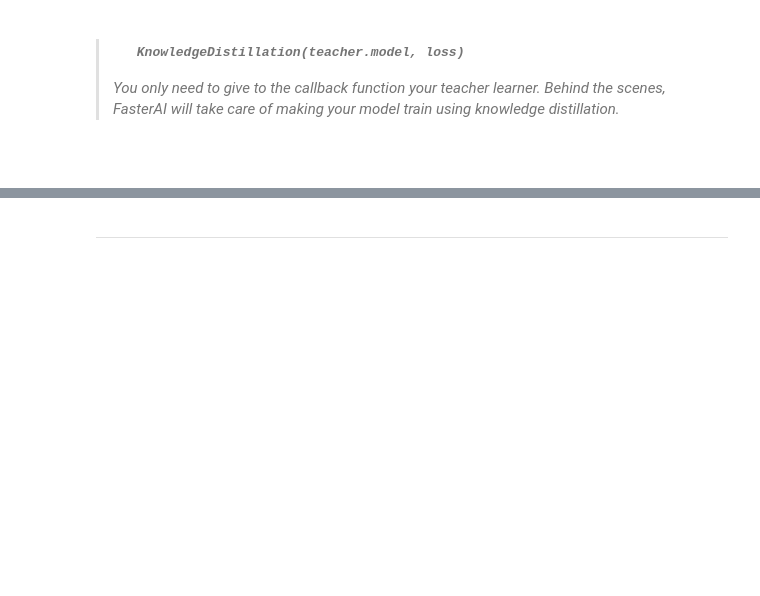
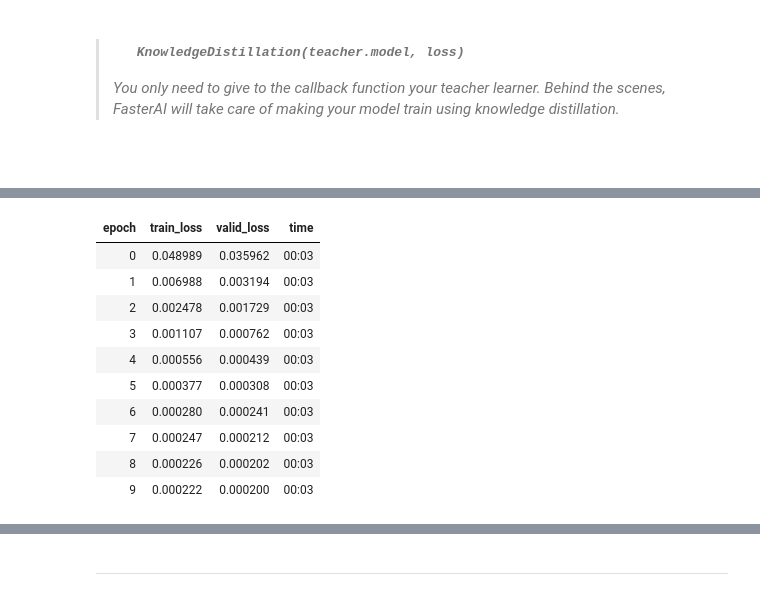
Before and after one commit to ninjalabo/hsicomp, a Jupyter notebook: nbs/ARAD1K_HSCNN_Compression.ipynb, the cells around one changed output, grey strips where cells are left out. Cells and saved outputs as stored; diff of their text form; code cells hidden in the pictures; blank space fills up the shorter version.

```diff
--- a/nbs/ARAD1K_HSCNN_Compression.ipynb
+++ b/nbs/ARAD1K_HSCNN_Compression.ipynb
@@ -199,0 +327,21 @@ TypeError: forward() got an unexpected keyword argument 'pretrained'
+# %%
+#| eval: false
+from torch.nn import MSELoss
+# Train or fine-tune the model (optional)
+model = HSCNN_Plus(in_channels=3, out_channels=3, num_blocks=5)  # Reduce num_blocks significantly
+teacher = Learner(dls, model.to('cpu'), loss_func=MSELoss())
+
+teacher.fit_one_cycle(10, lr_max=1e-4)
+# learn.fit_one_cycle(4, 1e-4)
+# %% [output]
+| epoch | train_loss | valid_loss | time |
+| 0 | 0.048989 | 0.035962 | 00:03 |
+| 1 | 0.006988 | 0.003194 | 00:03 |
+| 2 | 0.002478 | 0.001729 | 00:03 |
+| 3 | 0.001107 | 0.000762 | 00:03 |
+| 4 | 0.000556 | 0.000439 | 00:03 |
+| 5 | 0.000377 | 0.000308 | 00:03 |
+| 6 | 0.000280 | 0.000241 | 00:03 |
+| 7 | 0.000247 | 0.000212 | 00:03 |
+| 8 | 0.000226 | 0.000202 | 00:03 |
+| 9 | 0.000222 | 0.000200 | 00:03 |
```
Also changed, not shown: parts of 72 cells of this notebook.
